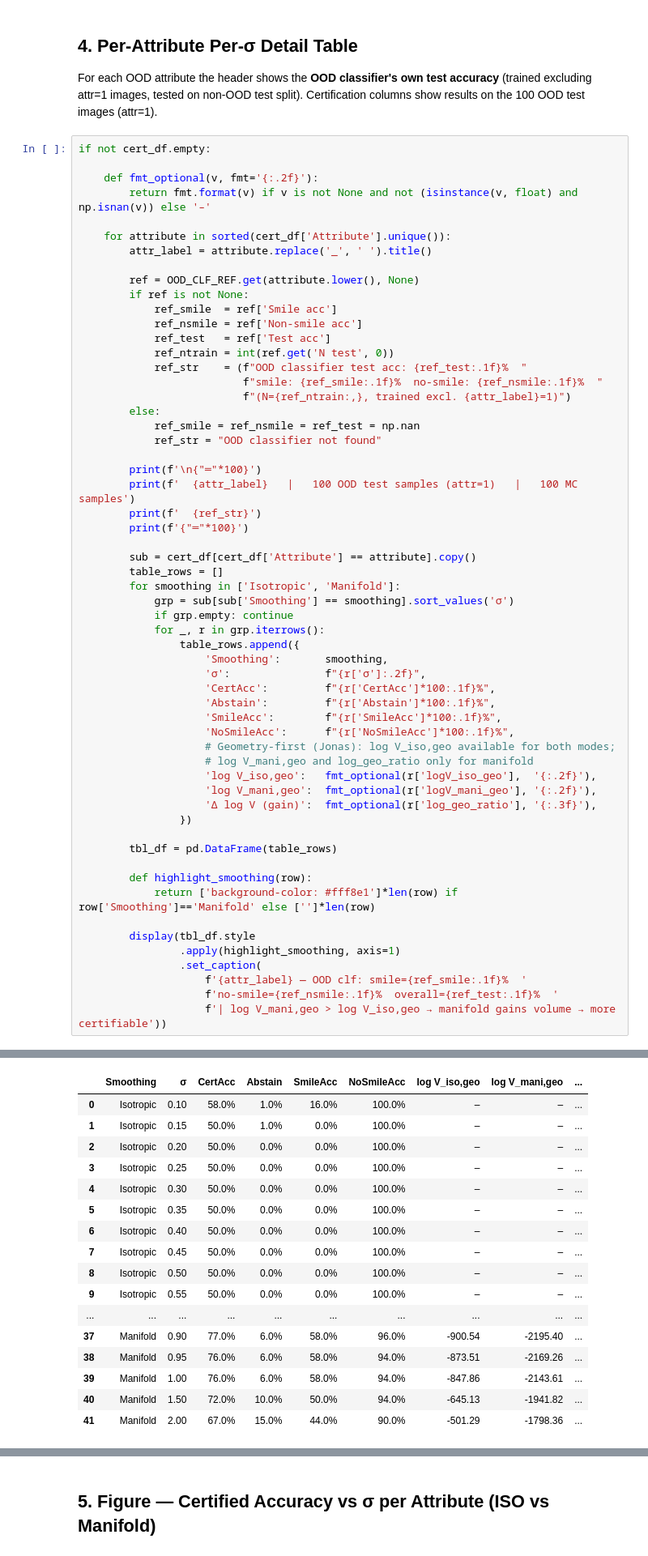
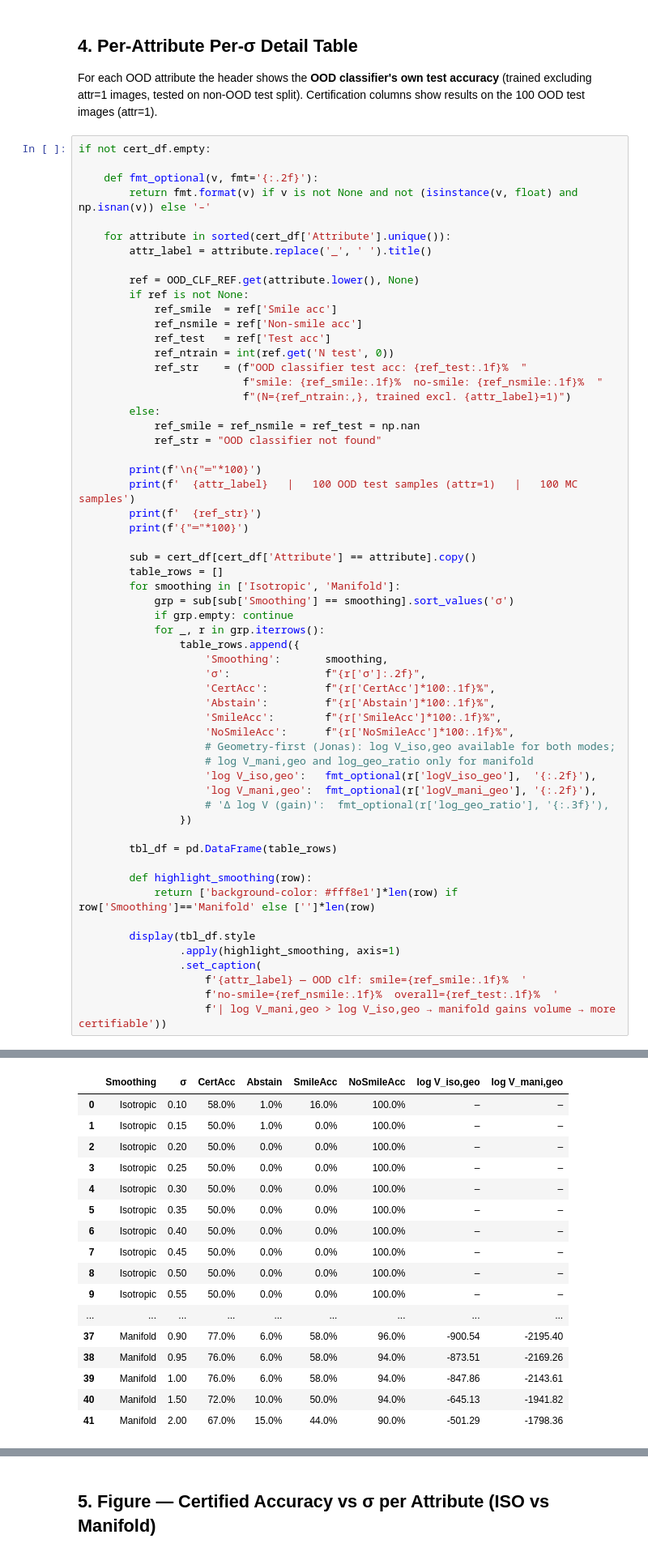
Before and after one commit to daniyaniazi/RandomizedSmothingmanifold, a Jupyter notebook: notebooks/CelebA_OOD_Analysis.ipynb, the cells around one changed output, grey strips where cells are left out. Shown at 81% size. Saved outputs shown, nothing was run; the diff lists cells and outputs as text.

```diff
--- a/notebooks/CelebA_OOD_Analysis.ipynb
+++ b/notebooks/CelebA_OOD_Analysis.ipynb
@@ -352,51 +352,51 @@ if not cert_df.empty:
                 table_rows.append({
                     'Smoothing':       smoothing,
                     'σ':               f"{r['σ']:.2f}",
                     'CertAcc':         f"{r['CertAcc']*100:.1f}%",
                     'Abstain':         f"{r['Abstain']*100:.1f}%",
                     'SmileAcc':        f"{r['SmileAcc']*100:.1f}%",
                     'NoSmileAcc':      f"{r['NoSmileAcc']*100:.1f}%",
                     # Geometry-first (Jonas): log V_iso,geo available for both modes;
                     # log V_mani,geo and log_geo_ratio only for manifold
                     'log V_iso,geo':   fmt_optional(r['logV_iso_geo'],  '{:.2f}'),
                     'log V_mani,geo':  fmt_optional(r['logV_mani_geo'], '{:.2f}'),
-                    'Δ log V (gain)':  fmt_optional(r['log_geo_ratio'], '{:.3f}'),
+                    # 'Δ log V (gain)':  fmt_optional(r['log_geo_ratio'], '{:.3f}'),
                 })
 
         tbl_df = pd.DataFrame(table_rows)
 
         def highlight_smoothing(row):
             return ['background-color: #fff8e1']*len(row) if row['Smoothing']=='Manifold' else ['']*len(row)
 
         display(tbl_df.style
                 .apply(highlight_smoothing, axis=1)
                 .set_caption(
                     f'{attr_label} — OOD clf: smile={ref_smile:.1f}%  '
                     f'no-smile={ref_nsmile:.1f}%  overall={ref_test:.1f}%  '
                     f'| log V_mani,geo > log V_iso,geo → manifold gains volume → more certifiable'))
 # %% [output]
 ════════════════════════════════════════════════════════════════════════════════════════════════════
   Eyeglasses   |   100 OOD test samples (attr=1)   |   100 MC samples
   OOD classifier test acc: 91.9%  smile: 85.3%  no-smile: 91.9%  (N=272, trained excl. Eyeglasses=1)
 ════════════════════════════════════════════════════════════════════════════════════════════════════
 Eyeglasses — OOD clf: smile=85.3% no-smile=91.9% overall=91.9% | log V_mani,geo > log V_iso,geo → manifold gains volume → more certifiable
-|  | Smoothing | σ | CertAcc | Abstain | SmileAcc | NoSmileAcc | log V_iso,geo | log V_mani,geo | ... |
-| 0 | Isotropic | 0.10 | 58.0% | 1.0% | 16.0% | 100.0% | – | – | ... |
-| 1 | Isotropic | 0.15 | 50.0% | 1.0% | 0.0% | 100.0% | – | – | ... |
-| 2 | Isotropic | 0.20 | 50.0% | 0.0% | 0.0% | 100.0% | – | – | ... |
-| 3 | Isotropic | 0.25 | 50.0% | 0.0% | 0.0% | 100.0% | – | – | ... |
-| 4 | Isotropic | 0.30 | 50.0% | 0.0% | 0.0% | 100.0% | – | – | ... |
-| 5 | Isotropic | 0.35 | 50.0% | 0.0% | 0.0% | 100.0% | – | – | ... |
-| 6 | Isotropic | 0.40 | 50.0% | 0.0% | 0.0% | 100.0% | – | – | ... |
-| 7 | Isotropic | 0.45 | 50.0% | 0.0% | 0.0% | 100.0% | – | – | ... |
-| 8 | Isotropic | 0.50 | 50.0% | 0.0% | 0.0% | 100.0% | – | – | ... |
-| 9 | Isotropic | 0.55 | 50.0% | 0.0% | 0.0% | 100.0% | – | – | ... |
-| ... | ... | ... | ... | ... | ... | ... | ... | ... | ... |
-| 37 | Manifold | 0.90 | 77.0% | 6.0% | 58.0% | 96.0% | -900.54 | -2195.40 | ... |
-| 38 | Manifold | 0.95 | 76.0% | 6.0% | 58.0% | 94.0% | -873.51 | -2169.26 | ... |
-| 39 | Manifold | 1.00 | 76.0% | 6.0% | 58.0% | 94.0% | -847.86 | -2143.61 | ... |
-| 40 | Manifold | 1.50 | 72.0% | 10.0% | 50.0% | 94.0% | -645.13 | -1941.82 | ... |
-| 41 | Manifold | 2.00 | 67.0% | 15.0% | 44.0% | 90.0% | -501.29 | -1798.36 | ... |
+|  | Smoothing | σ | CertAcc | Abstain | SmileAcc | NoSmileAcc | log V_iso,geo | log V_mani,geo |
+| 0 | Isotropic | 0.10 | 58.0% | 1.0% | 16.0% | 100.0% | – | – |
+| 1 | Isotropic | 0.15 | 50.0% | 1.0% | 0.0% | 100.0% | – | – |
+| 2 | Isotropic | 0.20 | 50.0% | 0.0% | 0.0% | 100.0% | – | – |
+| 3 | Isotropic | 0.25 | 50.0% | 0.0% | 0.0% | 100.0% | – | – |
+| 4 | Isotropic | 0.30 | 50.0% | 0.0% | 0.0% | 100.0% | – | – |
+| 5 | Isotropic | 0.35 | 50.0% | 0.0% | 0.0% | 100.0% | – | – |
+| 6 | Isotropic | 0.40 | 50.0% | 0.0% | 0.0% | 100.0% | – | – |
+| 7 | Isotropic | 0.45 | 50.0% | 0.0% | 0.0% | 100.0% | – | – |
+| 8 | Isotropic | 0.50 | 50.0% | 0.0% | 0.0% | 100.0% | – | – |
+| 9 | Isotropic | 0.55 | 50.0% | 0.0% | 0.0% | 100.0% | – | – |
+| ... | ... | ... | ... | ... | ... | ... | ... | ... |
+| 37 | Manifold | 0.90 | 77.0% | 6.0% | 58.0% | 96.0% | -900.54 | -2195.40 |
+| 38 | Manifold | 0.95 | 76.0% | 6.0% | 58.0% | 94.0% | -873.51 | -2169.26 |
+| 39 | Manifold | 1.00 | 76.0% | 6.0% | 58.0% | 94.0% | -847.86 | -2143.61 |
+| 40 | Manifold | 1.50 | 72.0% | 10.0% | 50.0% | 94.0% | -645.13 | -1941.82 |
+| 41 | Manifold | 2.00 | 67.0% | 15.0% | 44.0% | 90.0% | -501.29 | -1798.36 |
 ════════════════════════════════════════════════════════════════════════════════════════════════════
   High Cheekbones   |   100 OOD test samples (attr=1)   |   100 MC samples
   OOD classifier test acc: 80.0%  smile: 96.3%  no-smile: 67.7%  (N=272, trained excl. High Cheekbones=1)
```
Also changed, not shown: parts of 4 cells of this notebook, 11 other files.
